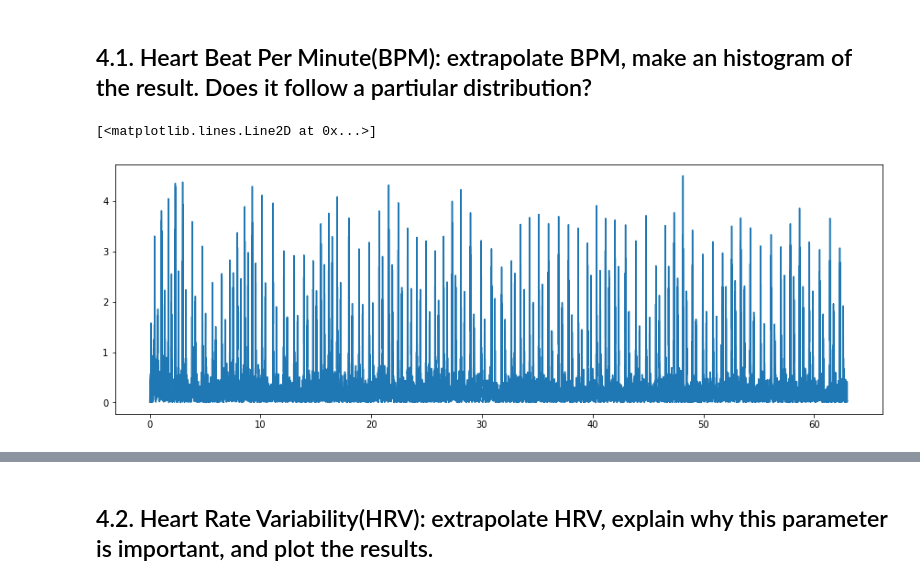
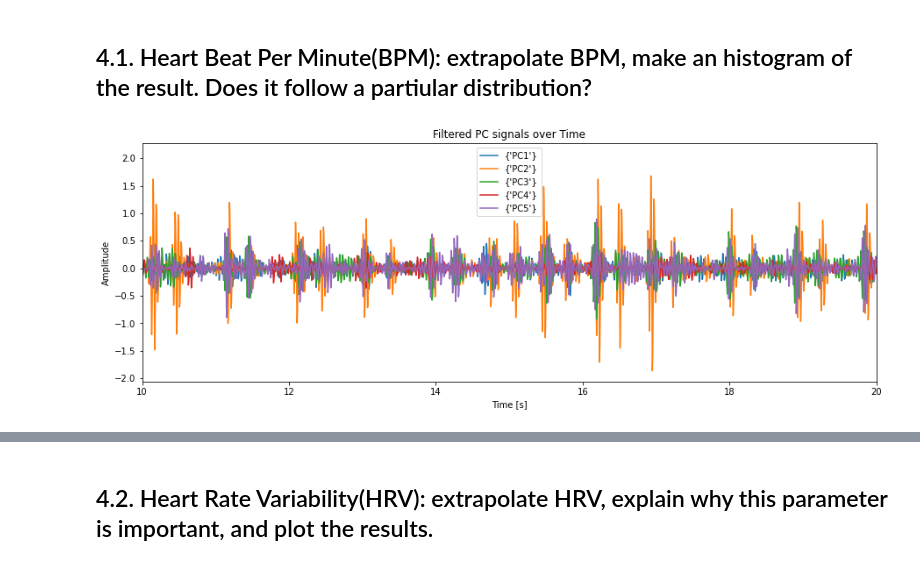
Before and after one commit to AleCapoPhys/HeartRateEstimation, a Jupyter notebook: Project_Clean_data.ipynb, the cells around one changed output, grey strips where cells are left out. Drawn from its saved outputs; the diff is of its cells as text; code cells hidden in the pictures.

```diff
--- a/Project_Clean_data.ipynb
+++ b/Project_Clean_data.ipynb
@@ -441,7 +443,7 @@ from scipy import signal
 #Even relatively low order filters can have problems when desired bandwidth is small compared to the sampling frequency)
 
 
-sos = signal.butter(4, [40,120], 'bp', fs = 400, output = 'sos')
+sos = signal.butter(4, [50,90], 'bp', fs = 400, output = 'sos')
 
 filtered_PC1 = signal.sosfilt(sos, dataset_rotated['PC1'])
 filtered_PC2 = signal.sosfilt(sos, dataset_rotated['PC2'])
@@ -584,9 +580,9 @@ def filterSignal(sig):
     from scipy import signal
 
     # Passes a signal through a bandpass and wavelet filter and returns the filtered signal
-    #bandpass = signal.sosfilt(sos, sig)
-    wavelet = wavelet_transform(np.array(sig), 10, 'sym4', False)
-    wavelet_filtered = waveletFilter(wavelet, [0,1,2,3,5,6,7,8,9,10], 'sym4')
+    bandpass = signal.sosfilt(sos, sig)
+    wavelet = wavelet_transform(np.array(bandpass), 4, 'sym4', False)
+    wavelet_filtered = waveletFilter(wavelet, [0,1,3,4], 'sym4')
     #bandpass = signal.sosfilt(sos, wavelet_filtered)
 
     return wavelet_filtered[:-1]
@@ -654,12 +650,21 @@ for i in FFTs:
 ## 4.1. Heart Beat Per Minute(BPM): extrapolate BPM, make an histogram of the result. Does it follow a partiular distribution?
 # %%
 # I use not filtered PC2, but the idea is using the data after the wavelet
-
+PCs = dict()
+for i in FFTs:
+    # Assign the filtered signal to each principal component
+    PCs[i] = filterSignal(dataset_rotated[i])
 
 fig = plt.figure(figsize=(15,5))
-plt.plot(np.array(dataset_rotated['Time']), np.abs(filtered_PC2))
+for i in PCs:
+    plt.plot(np.array(dataset_rotated['Time']), (PCs[i]), label={i})
+plt.title('Filtered PC signals over Time')
+plt.xlabel('Time [s]')
+plt.ylabel('Amplitude')
+plt.legend()
+plt.xlim(10, 20)
+plt.show()
 # %% [output]
-[<matplotlib.lines.Line2D at 0x...>]
-[figure, old version]
+[figure, new version]
 # %%
 
```
Also changed, not shown: parts of 15 cells of this notebook.
